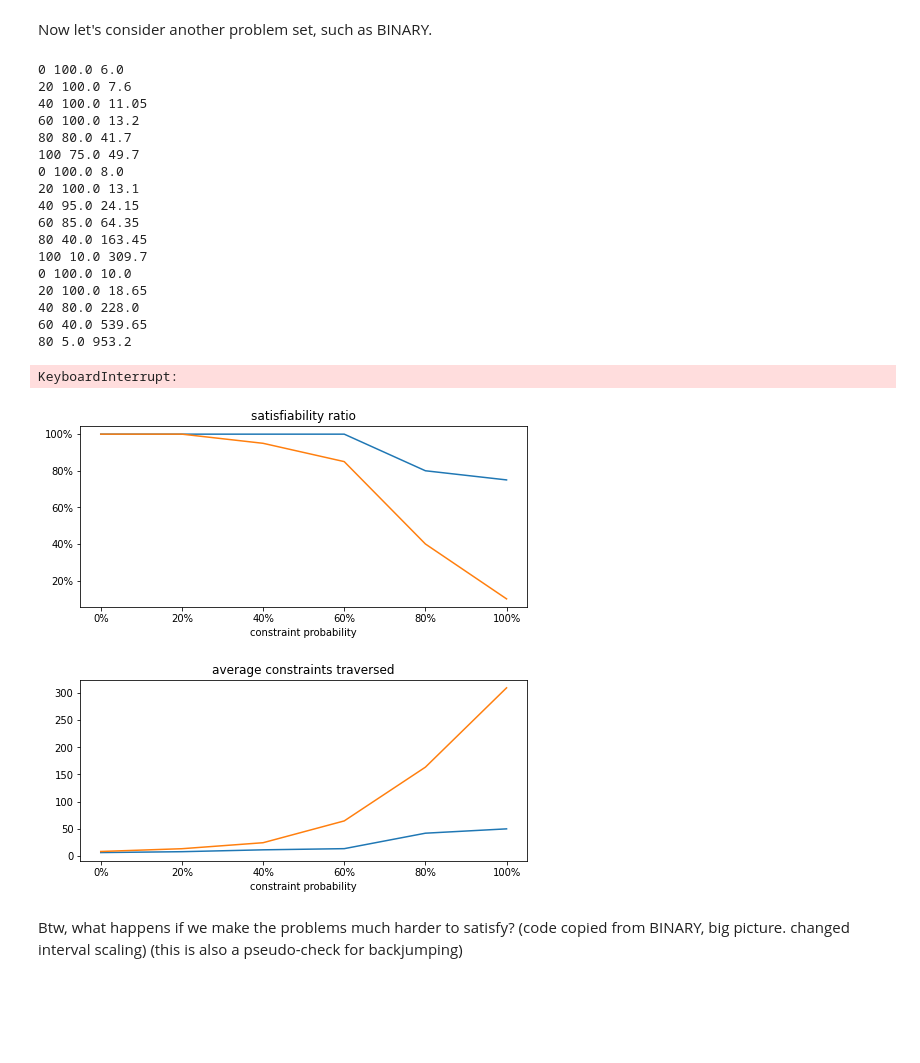
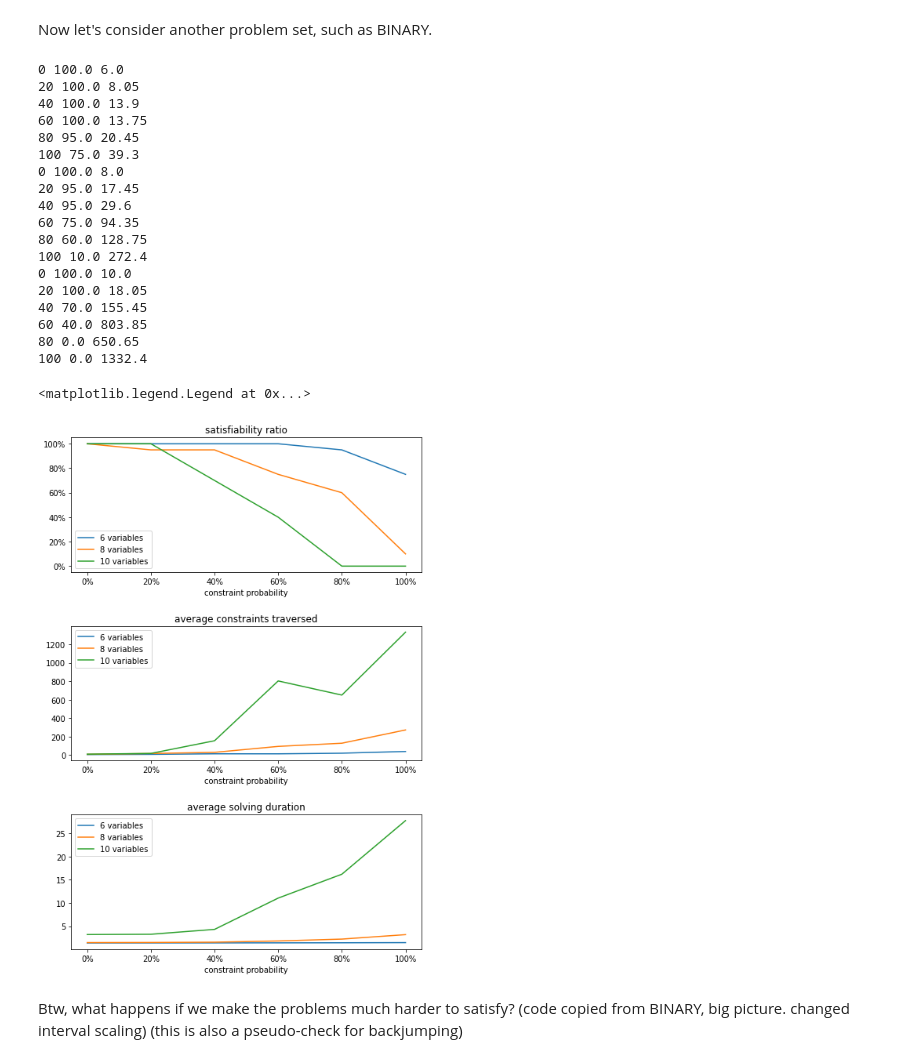
Before and after one commit to IvanDonat/tcsp, a Jupyter notebook: graphing_landscape.ipynb, the cells around one changed output. Cells and saved outputs as stored; diff of their text form; code cells hidden in the pictures; blank space fills up the shorter version.

```diff
--- a/graphing_landscape.ipynb
+++ b/graphing_landscape.ipynb
@@ -15,41 +17,50 @@ _ = generate_problem(**{ **SIMPLE, 'variables': 15 } )
 # %% [markdown]
 Consider the general trend on the big picture
 # %%
-fig, axs = plt.subplots(2, figsize=(8, 8))
+fig, axs = plt.subplots(3, figsize=(8, 12))
 fig.subplots_adjust(hspace=0.4)
 axs[0].yaxis.set_major_formatter(mtick.PercentFormatter())
 axs[0].set_xlabel('constraint probability')
 axs[0].set_title('satisfiability ratio')
 axs[1].set_xlabel('constraint probability')
 axs[1].set_title('average constraints traversed')
+axs[2].set_xlabel('constraint probability')
+axs[2].set_title('average solving duration')
 
 runs = 5
 for variables in range(10, 20, 2):
     x_axis = []
     graph = []
     constraints_traversed = []
+    times = []
     for prob in range(0, 101, 10):
         x_axis.append(f'{prob}%')
 
         cnt = 0
         constr_cnt = 0
+        time_sum = 0
         for run in range(runs):
             T = generate_problem(**{ **SIMPLE , 'variables': variables, 'constraint_probability': prob/100})
             stats = {}
+            t = perf_counter()
             sat = solve(
                 T, backjump=False, stats=stats
             )
+            time_sum += perf_counter() - t
             constr_cnt += stats['total']
             if sat: cnt+=1
 
         graph.append(100*cnt/runs)
         constraints_traversed.append(constr_cnt / runs)
+        times.append(time_sum / runs)
         print(prob, cnt/runs * 100, constr_cnt / runs)
 
     axs[0].plot(x_axis, graph, label=f'{variables} variables')
     axs[1].plot(x_axis, constraints_traversed, label=f'{variables} variables')
+    axs[2].plot(x_axis, times, label=f'{variables} variables')
 
 axs[0].legend()
 axs[1].legend()
+axs[2].legend()
 # %% [output]
 0 100.0 10.0
@@ -74,32 +85,49 @@ axs[1].legend()
 # %% [markdown]
 Now zoom in on the interesting part.
 # %%
+fig, axs = plt.subplots(3, figsize=(8, 12))
+fig.subplots_adjust(hspace=0.4)
+axs[0].yaxis.set_major_formatter(mtick.PercentFormatter())
+axs[0].set_xlabel('constraint probability')
+axs[0].set_title('satisfiability ratio')
+axs[1].set_xlabel('constraint probability')
+axs[1].set_title('average constraints traversed')
+axs[2].set_xlabel('constraint probability')
+axs[2].set_title('average solving duration')
+
 runs = 20
 for variables in range(10, 20, 2):
     x_axis = []
     graph = []
     constraints_traversed = []
+    times = []
     for prob in range(6, 20, 1):
         x_axis.append(f'{prob}%')
 
         cnt = 0
         constr_cnt = 0
+        time_sum = 0
         for run in range(runs):
             T = generate_problem(**{ **SIMPLE , 'variables': variables, 'constraint_probability': prob/100})
             stats = {}
+            t = perf_counter()
             sat = solve(
-                T, stats
+                T, stats=stats
             )
+            time_sum += perf_counter() - t
             constr_cnt += stats['total']
             if sat: cnt+=1
 
         graph.append(100*cnt/runs)
         constraints_traversed.append(constr_cnt / runs)
+        times.append(time_sum / runs)
         print(prob, cnt/runs * 100, constr_cnt / runs)
 
     axs[0].plot(x_axis, graph, label=f'{variables} variables')
     axs[1].plot(x_axis, constraints_traversed, label=f'{variables} variables')
+    axs[2].plot(x_axis, times, label=f'{variables} variables')
 
 axs[0].legend()
 axs[1].legend()
+axs[2].legend()
 # %% [output]
@@ -124,62 +153,71 @@ KeyboardInterrupt:
 # %% [markdown]
 Now let's consider another problem set, such as BINARY.
 # %%
-fig, axs = plt.subplots(2, figsize=(8, 8))
+fig, axs = plt.subplots(3, figsize=(8, 12))
 fig.subplots_adjust(hspace=0.4)
 axs[0].yaxis.set_major_formatter(mtick.PercentFormatter())
 axs[0].set_xlabel('constraint probability')
 axs[0].set_title('satisfiability ratio')
 axs[1].set_xlabel('constraint probability')
 axs[1].set_title('average constraints traversed')
+axs[2].set_xlabel('constraint probability')
+axs[2].set_title('average solving duration')
 
 runs = 20
 for variables in range(6, 11, 2):
     x_axis = []
     graph = []
     constraints_traversed = []
+    times = []
     for prob in range(0, 101, 20):
         x_axis.append(f'{prob}%')
 
         cnt = 0
         constr_cnt = 0
         for run in range(runs):
             T = generate_problem(**{ **BINARY , 'variables': variables, 'constraint_probability': prob/100})
             stats = {}
+            t = perf_counter()
             sat = solve(
-                T, stats
+                T, stats=stats
             )
+            time_sum += perf_counter() - t
             constr_cnt += stats['total']
             if sat: cnt+=1
 
         graph.append(100*cnt/runs)
         constraints_traversed.append(constr_cnt / runs)
+        times.append(time_sum / runs)
         print(prob, cnt/runs * 100, constr_cnt / runs)
 
     axs[0].plot(x_axis, graph, label=f'{variables} variables')
     axs[1].plot(x_axis, constraints_traversed, label=f'{variables} variables')
+    axs[2].plot(x_axis, times, label=f'{variables} variables')
 
 axs[0].legend()
 axs[1].legend()
+axs[2].legend()
 # %% [output]
 0 100.0 6.0
-20 100.0 7.6
-40 100.0 11.05
-60 100.0 13.2
-80 80.0 41.7
-100 75.0 49.7
+20 100.0 8.05
+40 100.0 13.9
+60 100.0 13.75
+80 95.0 20.45
+100 75.0 39.3
 0 100.0 8.0
-20 100.0 13.1
-40 95.0 24.15
-60 85.0 64.35
-80 40.0 163.45
-100 10.0 309.7
+20 95.0 17.45
+40 95.0 29.6
+60 75.0 94.35
+80 60.0 128.75
+100 10.0 272.4
 0 100.0 10.0
-20 100.0 18.65
-40 80.0 228.0
-60 40.0 539.65
-80 5.0 953.2
+20 100.0 18.05
+40 70.0 155.45
+60 40.0 803.85
+80 0.0 650.65
+100 0.0 1332.4
-KeyboardInterrupt:
+<matplotlib.legend.Legend at 0x...>
-[figure, old version]
+[figure, new version]
 # %% [markdown]
 Btw, what happens if we make the problems much harder to satisfy?
 (code copied from BINARY, big picture. changed interval scaling)
```
Also changed, not shown: parts of 9 cells of this notebook, 1 other file.
